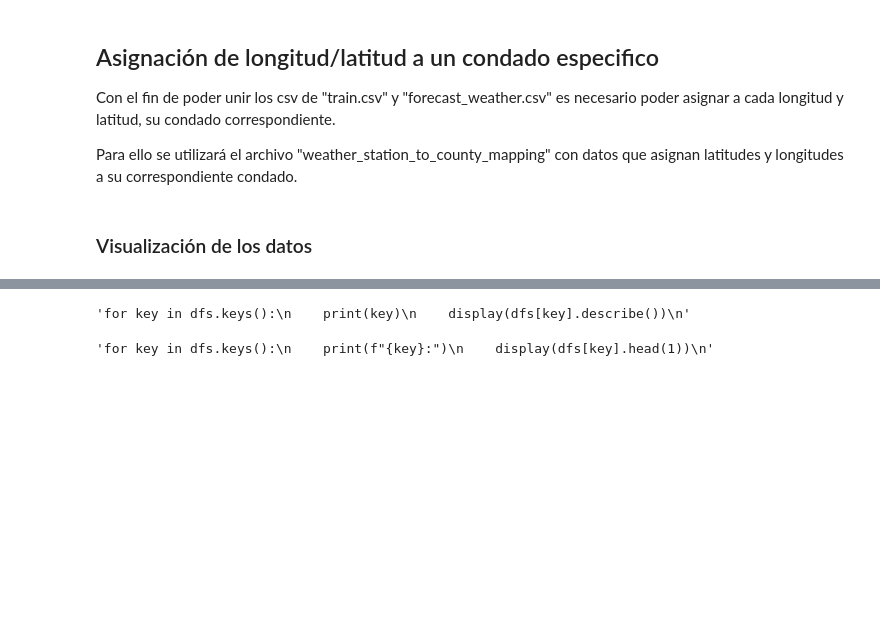
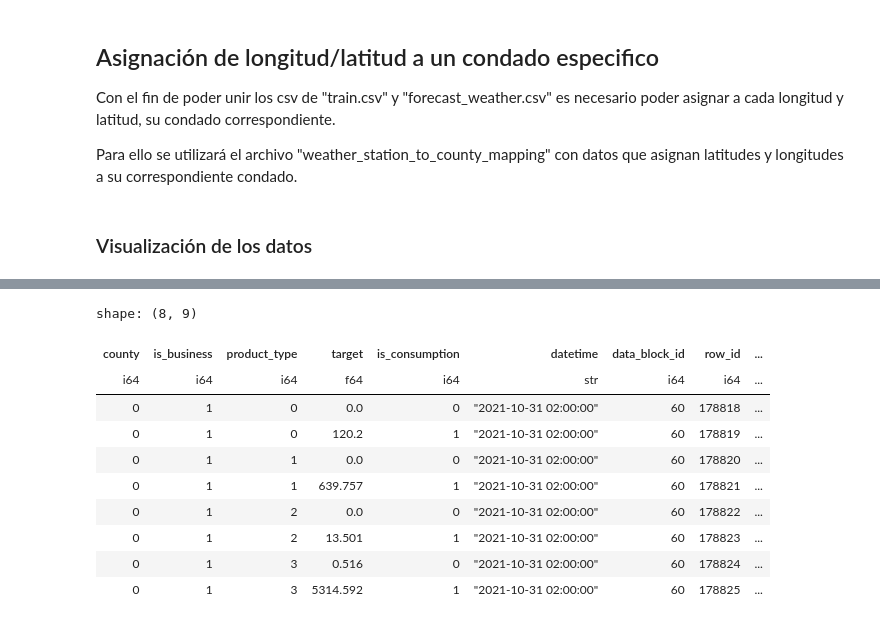
Before and after one commit to pabbuen/TFG-ProduccionElectrica, a Jupyter notebook: codigo/notebooks/preprocessing.ipynb, the cells around one changed output, grey strips where cells are left out. Saved outputs shown, nothing was run; the diff lists cells and outputs as text; code cells hidden in the pictures; blank space fills up the shorter version.

```diff
--- a/codigo/notebooks/preprocessing.ipynb
+++ b/codigo/notebooks/preprocessing.ipynb
@@ -374,15 +408,18 @@ Resolved plan until failure:
-# %%
-'''for key in dfs.keys():
-    print(key)
-    display(dfs[key].describe())
-'''
-# %% [output]
-'for key in dfs.keys():\n    print(key)\n    display(dfs[key].describe())\n'
-# %%
-
-'''for key in dfs.keys():
-    print(f"{key}:")
-    display(dfs[key].head(1))
-'''
-# %% [output]
-'for key in dfs.keys():\n    print(f"{key}:")\n    display(dfs[key].head(1))\n'
+# %%
+dfs["train"].filter(
+    pl.col("datetime") == "2021-10-31 02:00:00",
+    pl.col("county") == 0,
+    pl.col("is_business") == 1
+)
+# %% [output]
+shape: (8, 9)
+| county | is_business | product_type | target | is_consumption | datetime | data_block_id | row_id | ... |
+| i64 | i64 | i64 | f64 | i64 | str | i64 | i64 | ... |
+| 0 | 1 | 0 | 0.0 | 0 | "2021-10-31 02:00:00" | 60 | 178818 | ... |
+| 0 | 1 | 0 | 120.2 | 1 | "2021-10-31 02:00:00" | 60 | 178819 | ... |
+| 0 | 1 | 1 | 0.0 | 0 | "2021-10-31 02:00:00" | 60 | 178820 | ... |
+| 0 | 1 | 1 | 639.757 | 1 | "2021-10-31 02:00:00" | 60 | 178821 | ... |
+| 0 | 1 | 2 | 0.0 | 0 | "2021-10-31 02:00:00" | 60 | 178822 | ... |
+| 0 | 1 | 2 | 13.501 | 1 | "2021-10-31 02:00:00" | 60 | 178823 | ... |
+| 0 | 1 | 3 | 0.516 | 0 | "2021-10-31 02:00:00" | 60 | 178824 | ... |
+| 0 | 1 | 3 | 5314.592 | 1 | "2021-10-31 02:00:00" | 60 | 178825 | ... |
```
Also changed, not shown: parts of 13 cells of this notebook.
